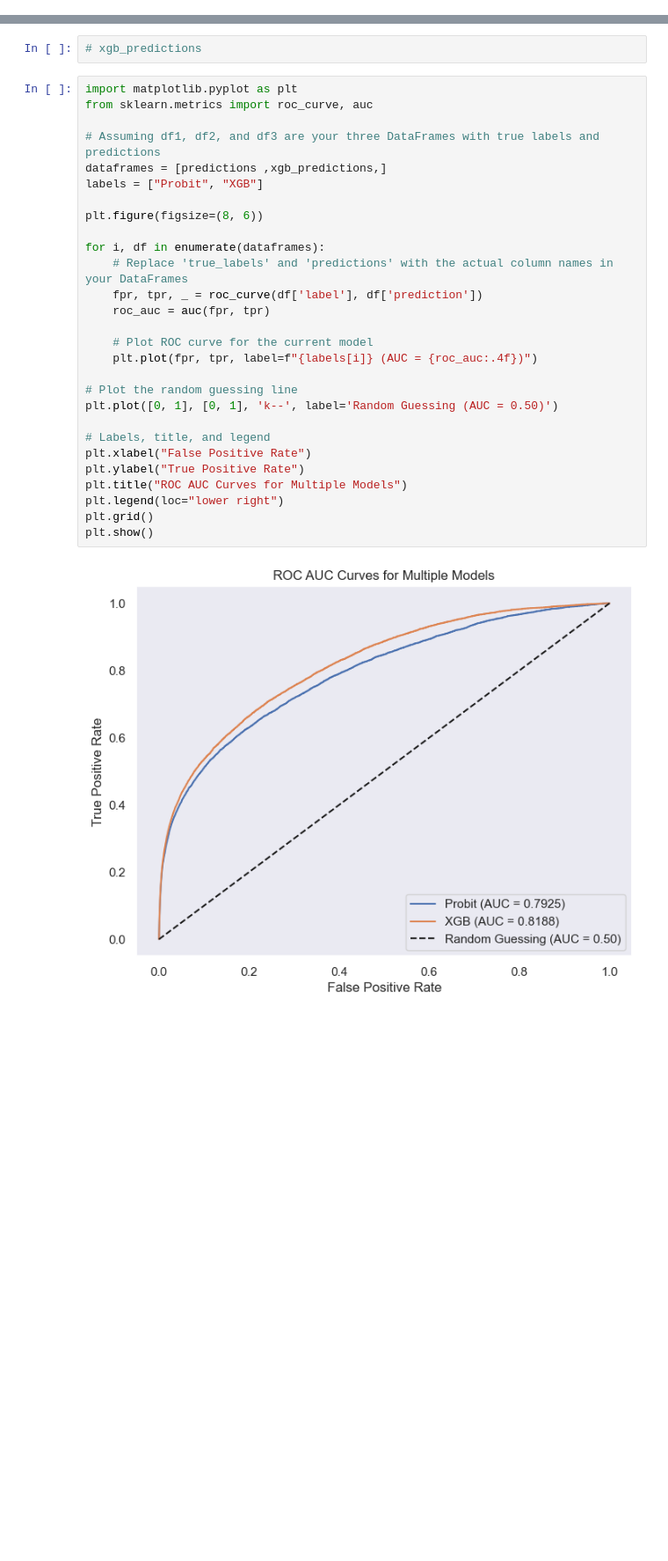
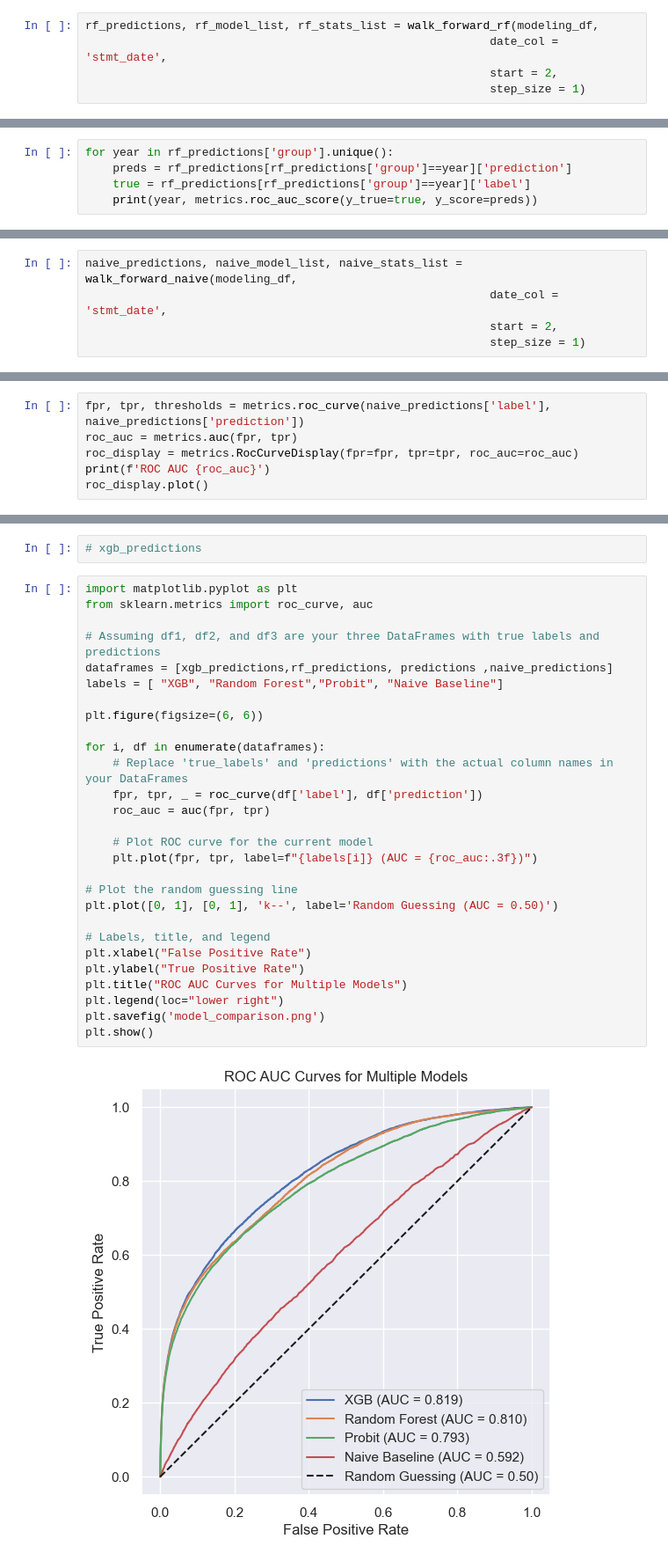
Before and after one commit to Juanroalvarado/ml-finance-credit-default, a Jupyter notebook: final_harness/wf.ipynb, the cells around one changed output, grey strips where cells are left out. Shown: that part at 88% size. Cells and saved outputs as stored; diff of their text form; blank space fills up the shorter version.

```diff
--- a/final_harness/wf.ipynb
+++ b/final_harness/wf.ipynb
@@ -567,0 +922,5 @@ for year in xgb_predictions['group'].unique():
+# %%
+rf_predictions, rf_model_list, rf_stats_list = walk_forward_rf(modeling_df,
+                                                           date_col = 'stmt_date',
+                                                           start = 2,
+                                                           step_size = 1)
@@ -567,0 +963,5 @@ for year in xgb_predictions['group'].unique():
+# %%
+for year in rf_predictions['group'].unique():
+    preds = rf_predictions[rf_predictions['group']==year]['prediction']
+    true = rf_predictions[rf_predictions['group']==year]['label']
+    print(year, metrics.roc_auc_score(y_true=true, y_score=preds))
@@ -567,0 +1072,5 @@ for year in xgb_predictions['group'].unique():
+# %%
+naive_predictions, naive_model_list, naive_stats_list = walk_forward_naive(modeling_df,
+                                                           date_col = 'stmt_date',
+                                                           start = 2,
+                                                           step_size = 1)
@@ -567,0 +1079,6 @@ for year in xgb_predictions['group'].unique():
+# %%
+fpr, tpr, thresholds = metrics.roc_curve(naive_predictions['label'], naive_predictions['prediction'])
+roc_auc = metrics.auc(fpr, tpr)
+roc_display = metrics.RocCurveDisplay(fpr=fpr, tpr=tpr, roc_auc=roc_auc)
+print(f'ROC AUC {roc_auc}')
+roc_display.plot()
@@ -572,30 +1138,30 @@ for year in xgb_predictions['group'].unique():
 # %%
 import matplotlib.pyplot as plt
 from sklearn.metrics import roc_curve, auc
 
 # Assuming df1, df2, and df3 are your three DataFrames with true labels and predictions
-dataframes = [predictions ,xgb_predictions,]
-labels = ["Probit", "XGB"]
+dataframes = [xgb_predictions,rf_predictions, predictions ,naive_predictions]
+labels = [ "XGB", "Random Forest","Probit", "Naive Baseline"]
 
-plt.figure(figsize=(8, 6))
+plt.figure(figsize=(6, 6))
 
 for i, df in enumerate(dataframes):
     # Replace 'true_labels' and 'predictions' with the actual column names in your DataFrames
     fpr, tpr, _ = roc_curve(df['label'], df['prediction'])
     roc_auc = auc(fpr, tpr)
 
     # Plot ROC curve for the current model
-    plt.plot(fpr, tpr, label=f"{labels[i]} (AUC = {roc_auc:.4f})")
+    plt.plot(fpr, tpr, label=f"{labels[i]} (AUC = {roc_auc:.3f})")
 
 # Plot the random guessing line
 plt.plot([0, 1], [0, 1], 'k--', label='Random Guessing (AUC = 0.50)')
 
 # Labels, title, and legend
 plt.xlabel("False Positive Rate")
 plt.ylabel("True Positive Rate")
 plt.title("ROC AUC Curves for Multiple Models")
 plt.legend(loc="lower right")
-plt.grid()
+plt.savefig('model_comparison.png')
 plt.show()
 # %% [output]
-[figure, old version]
+[figure, new version]
```
Also changed, not shown: parts of 52 cells of this notebook, 3 other files.
